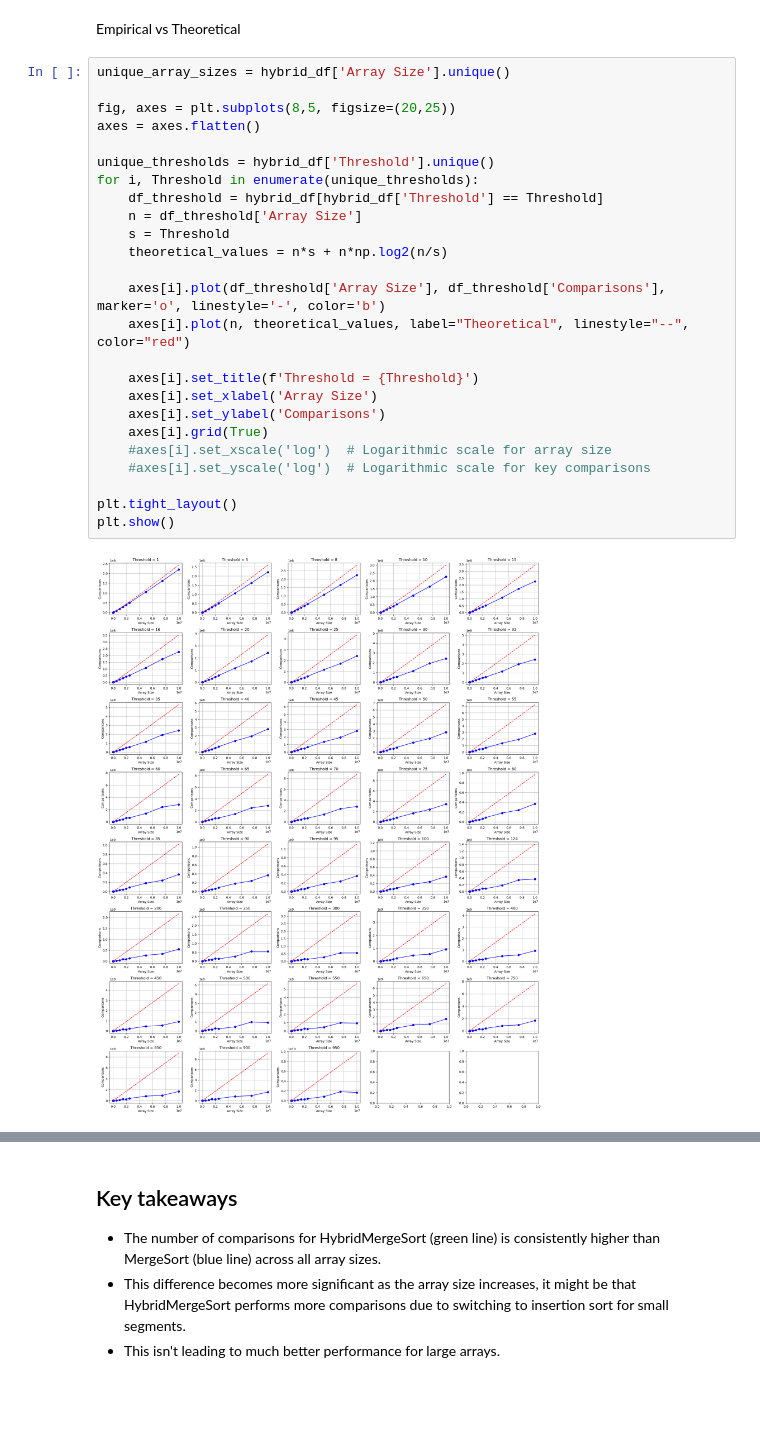
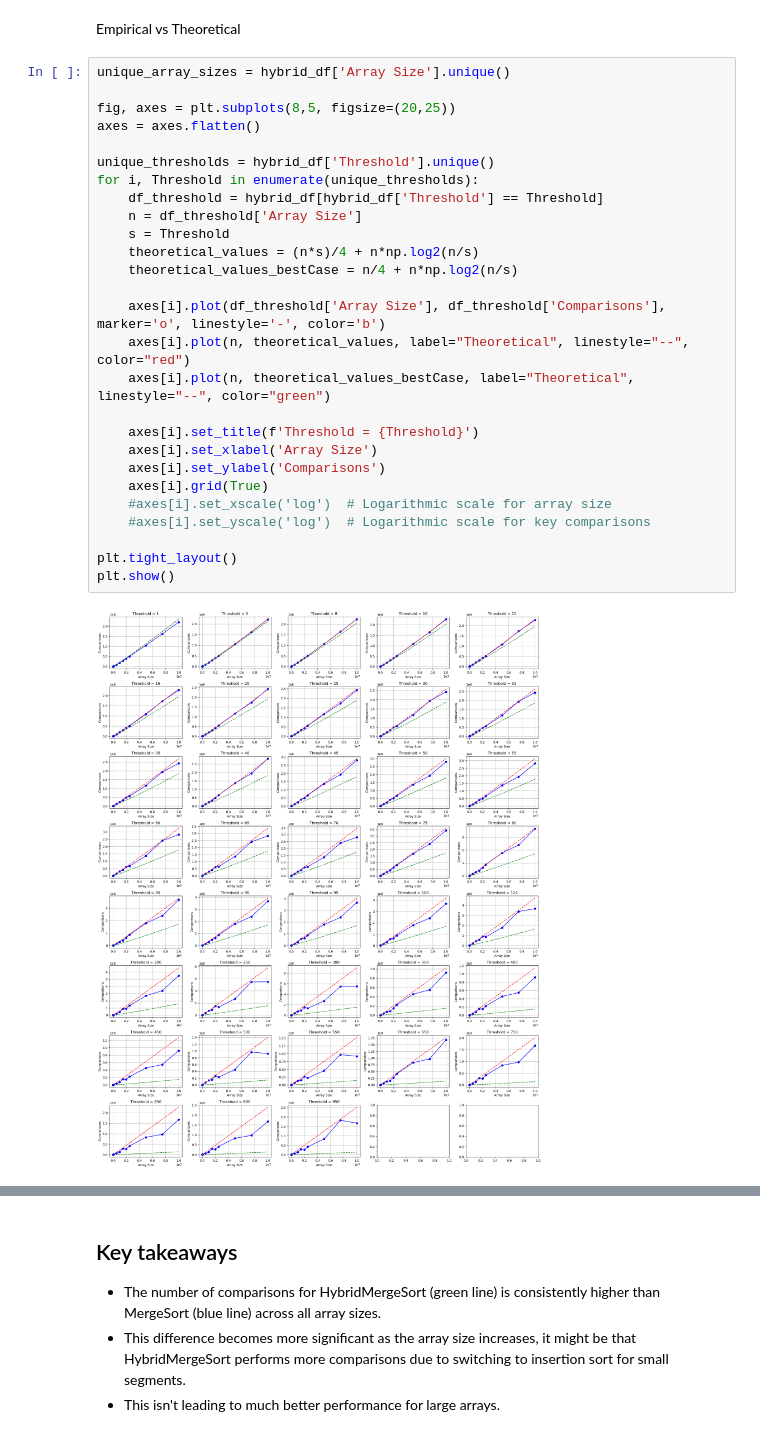
Before and after one commit to ChoWei0310/SC2001-Algorithm-Design, a Jupyter notebook: Plot Graph.ipynb, the cells around one changed output, grey strips where cells are left out. Cells and saved outputs as stored; diff of their text form; blank space fills up the shorter version.

```diff
--- a/Plot Graph.ipynb
+++ b/Plot Graph.ipynb
@@ -117,27 +117,29 @@ Empirical vs Theoretical
 # %%
 unique_array_sizes = hybrid_df['Array Size'].unique()
 
 fig, axes = plt.subplots(8,5, figsize=(20,25))
 axes = axes.flatten()
 
 unique_thresholds = hybrid_df['Threshold'].unique()
 for i, Threshold in enumerate(unique_thresholds):
     df_threshold = hybrid_df[hybrid_df['Threshold'] == Threshold]
     n = df_threshold['Array Size']
     s = Threshold
-    theoretical_values = n*s + n*np.log2(n/s)
+    theoretical_values = (n*s)/4 + n*np.log2(n/s)
+    theoretical_values_bestCase = n/4 + n*np.log2(n/s)
 
     axes[i].plot(df_threshold['Array Size'], df_threshold['Comparisons'], marker='o', linestyle='-', color='b')
     axes[i].plot(n, theoretical_values, label="Theoretical", linestyle="--", color="red")
+    axes[i].plot(n, theoretical_values_bestCase, label="Theoretical", linestyle="--", color="green")
 
     axes[i].set_title(f'Threshold = {Threshold}')
     axes[i].set_xlabel('Array Size')
     axes[i].set_ylabel('Comparisons')
     axes[i].grid(True)
     #axes[i].set_xscale('log')  # Logarithmic scale for array size
     #axes[i].set_yscale('log')  # Logarithmic scale for key comparisons
 
 plt.tight_layout()
 plt.show()
 # %% [output]
-[figure, old version]
+[figure, new version]
```
Also changed, not shown: parts of 3 cells of this notebook.
